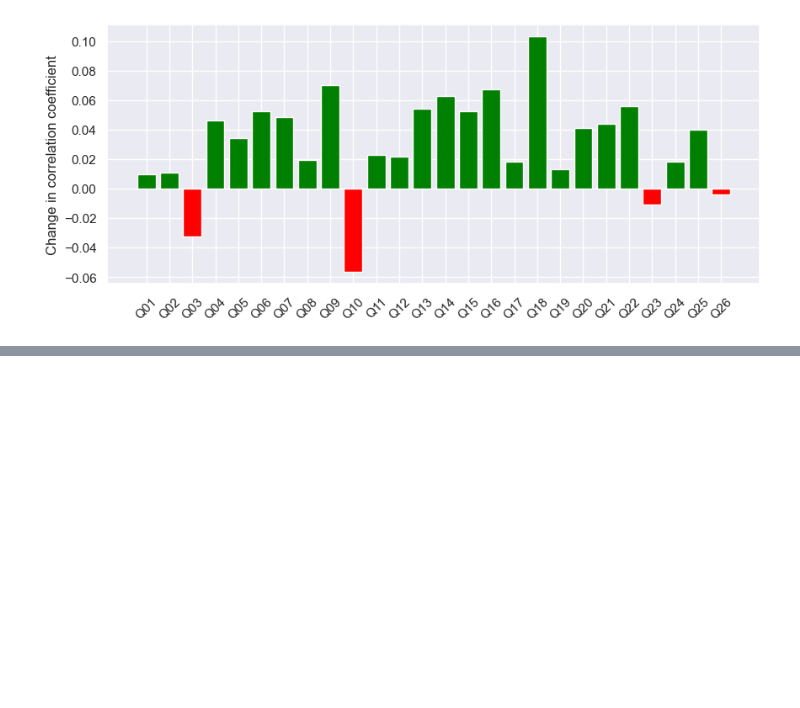
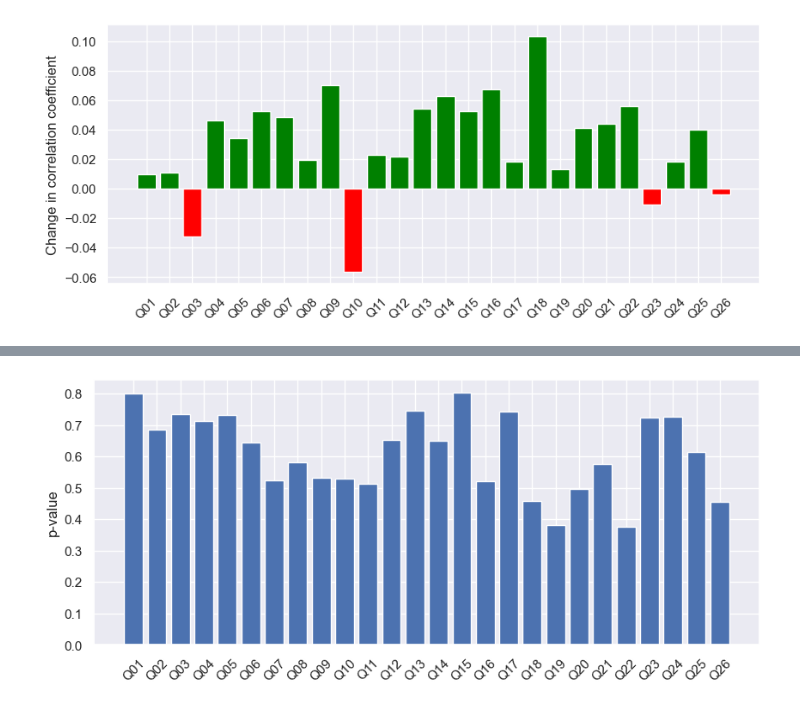
Before and after one commit to szelesaron/dissertation-code, a Jupyter notebook: corr-analysis.ipynb, the cells around one changed output, grey strips where cells are left out. Drawn from its saved outputs; the diff is of its cells as text; code cells hidden in the pictures; blank space fills up the shorter version.

```diff
--- a/corr-analysis.ipynb
+++ b/corr-analysis.ipynb
@@ -145,0 +160,7 @@ plt.show()
+# %%
+plt.figure(figsize=(10, 4))
+plt.bar(np.arange(26),get_pvalue(data_bench, 3)["Q27"][:-1])
+plt.xticks(x, get_pvalue(data_bench, 3)["Q27"].index[:-1], rotation = 45)
+plt.ylabel("p-value");
+# %% [output]
+[figure, added]
```
Also changed, not shown: parts of 8 cells of this notebook, 3 other files.
